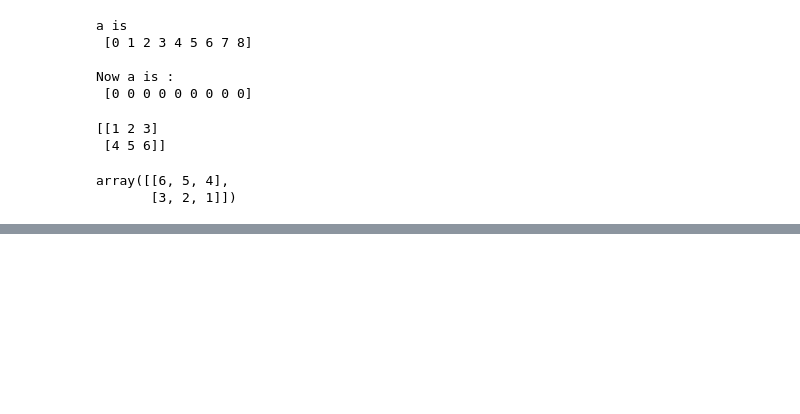
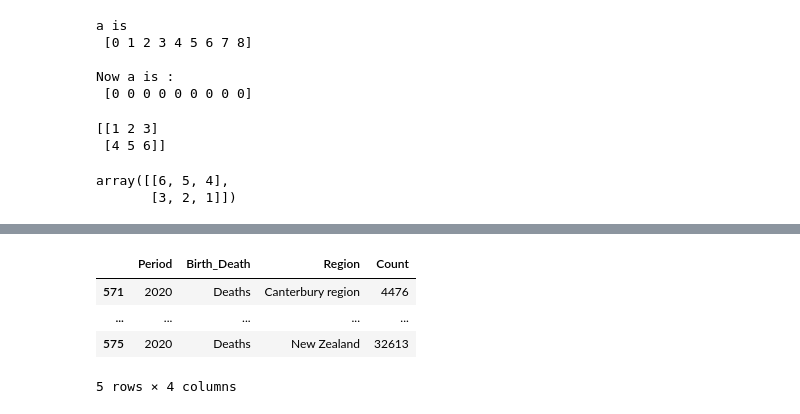
Before and after one commit to Dhruvi0901/Machine-Learning, a Jupyter notebook: ML_Practical2.ipynb, the cells around one changed output, grey strips where cells are left out. Drawn from its saved outputs; the diff is of its cells as text; code cells hidden in the pictures; blank space fills up the shorter version.

```diff
--- a/ML_Practical2.ipynb
+++ b/ML_Practical2.ipynb
@@ -231,0 +287,9 @@ array([[6, 5, 4],
+# %%
+#Last 5 rows
+df.tail()
+# %% [output]
+|  | Period | Birth_Death | Region | Count |
+| 571 | 2020 | Deaths | Canterbury region | 4476 |
+| ... | ... | ... | ... | ... |
+| 575 | 2020 | Deaths | New Zealand | 32613 |
+5 rows × 4 columns
```
Also changed, not shown: parts of 8 cells of this notebook.
